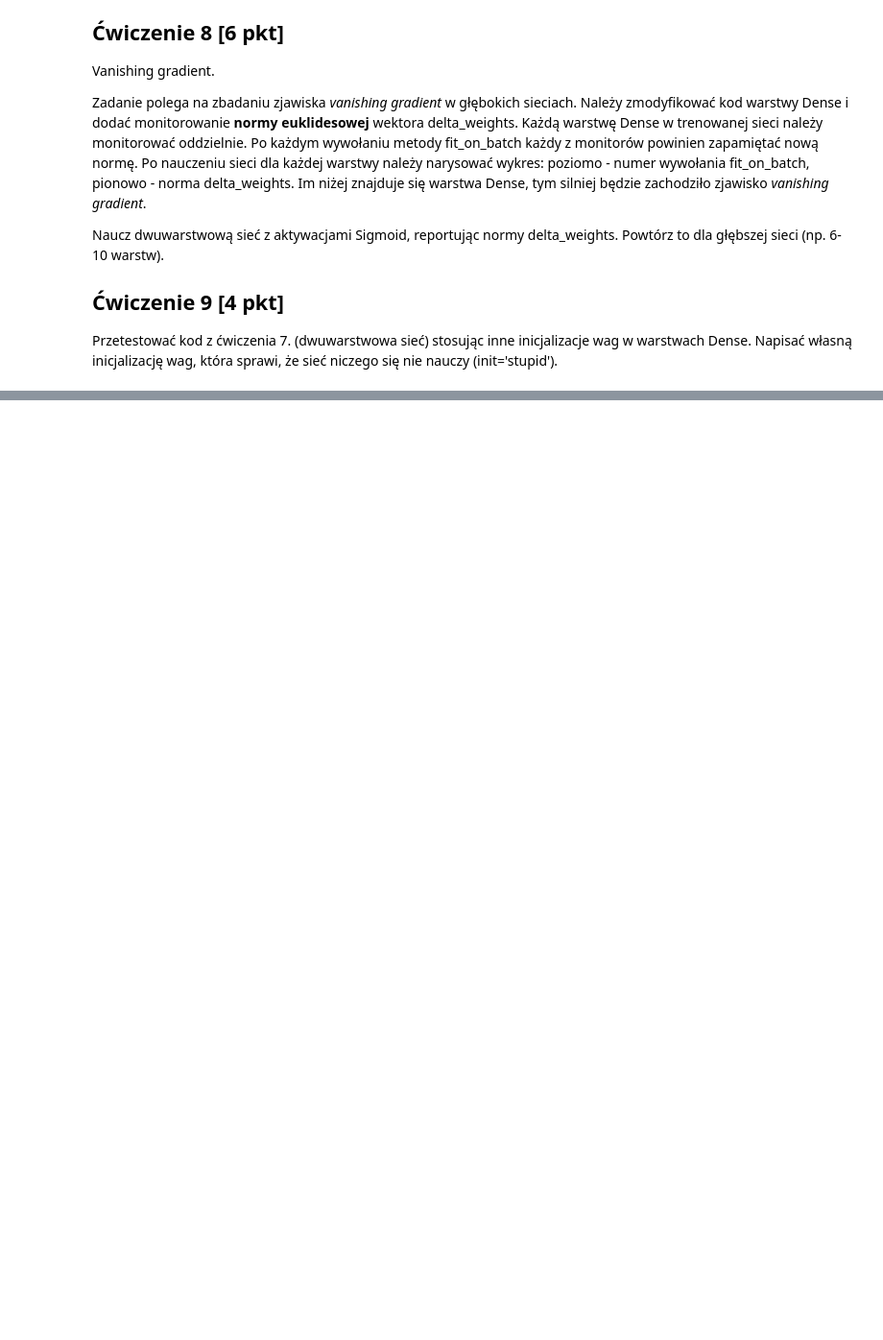
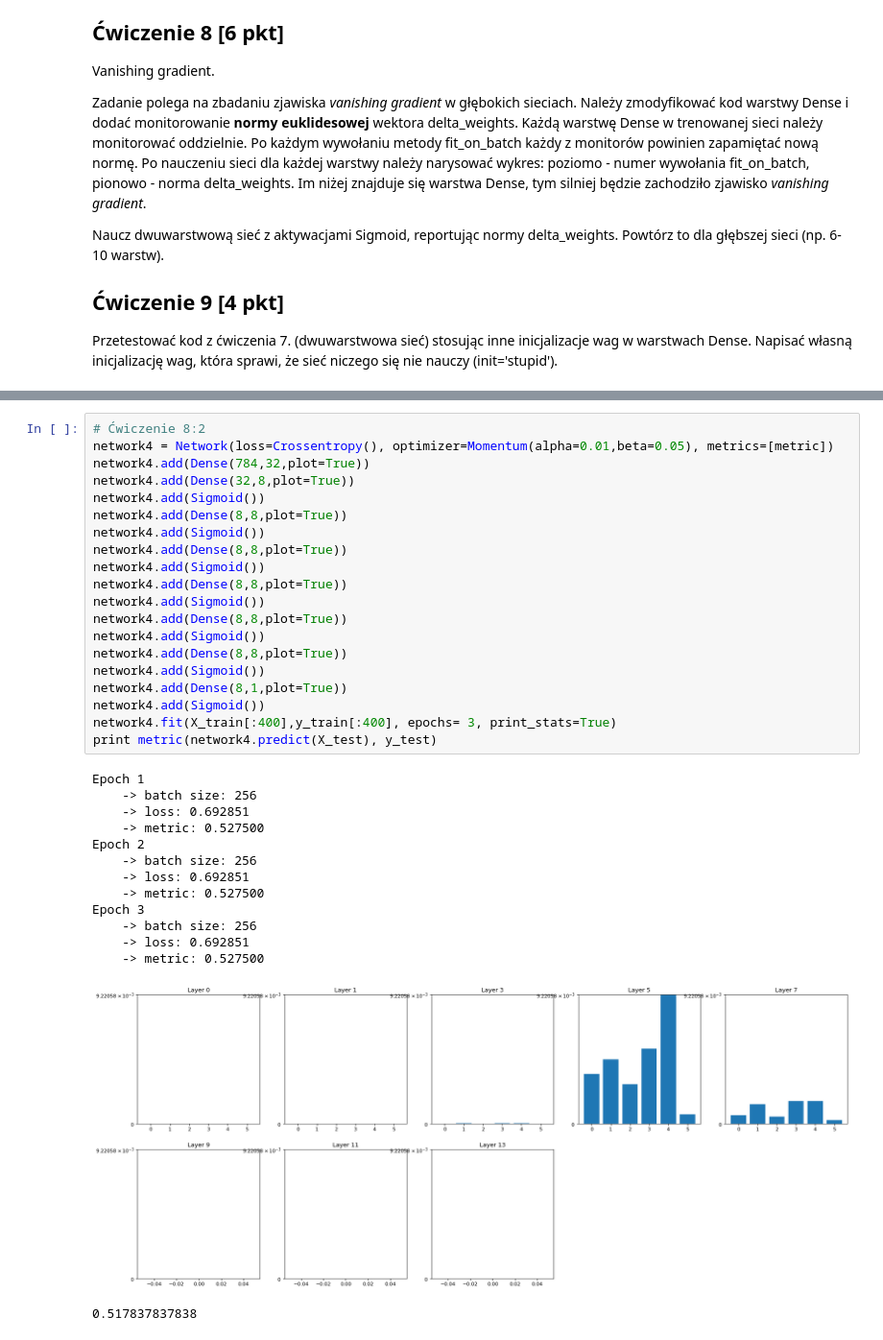
Before and after one commit to 13MaxG/MachineLearningAndrzeja, a Jupyter notebook: L10c.ipynb, the cells around one changed output, grey strips where cells are left out. Shown: that part at 96% size. Saved outputs shown, nothing was run; the diff lists cells and outputs as text; blank space fills up the shorter version.

```diff
--- a/L10c.ipynb
+++ b/L10c.ipynb
@@ -417,0 +456,35 @@ ValueError: The truth value of an array with more than one element is ambiguous.
+# %%
+# Ćwiczenie 8:2
+network4 = Network(loss=Crossentropy(), optimizer=Momentum(alpha=0.01,beta=0.05), metrics=[metric])
+network4.add(Dense(784,32,plot=True))
+network4.add(Dense(32,8,plot=True))
+network4.add(Sigmoid())
+network4.add(Dense(8,8,plot=True))
+network4.add(Sigmoid())
+network4.add(Dense(8,8,plot=True))
+network4.add(Sigmoid())
+network4.add(Dense(8,8,plot=True))
+network4.add(Sigmoid())
+network4.add(Dense(8,8,plot=True))
+network4.add(Sigmoid())
+network4.add(Dense(8,8,plot=True))
+network4.add(Sigmoid())
+network4.add(Dense(8,1,plot=True))
+network4.add(Sigmoid())
+network4.fit(X_train[:400],y_train[:400], epochs= 3, print_stats=True)
+print metric(network4.predict(X_test), y_test)
+# %% [output]
+Epoch 1
+    -> batch size: 256
+    -> loss: 0.692851
+    -> metric: 0.527500
+Epoch 2
+    -> batch size: 256
+    -> loss: 0.692851
+    -> metric: 0.527500
+Epoch 3
+    -> batch size: 256
+    -> loss: 0.692851
+    -> metric: 0.527500
+[figure, added]
+0.517837837838
```
Also changed, not shown: parts of 19 cells of this notebook, 1 other file.
